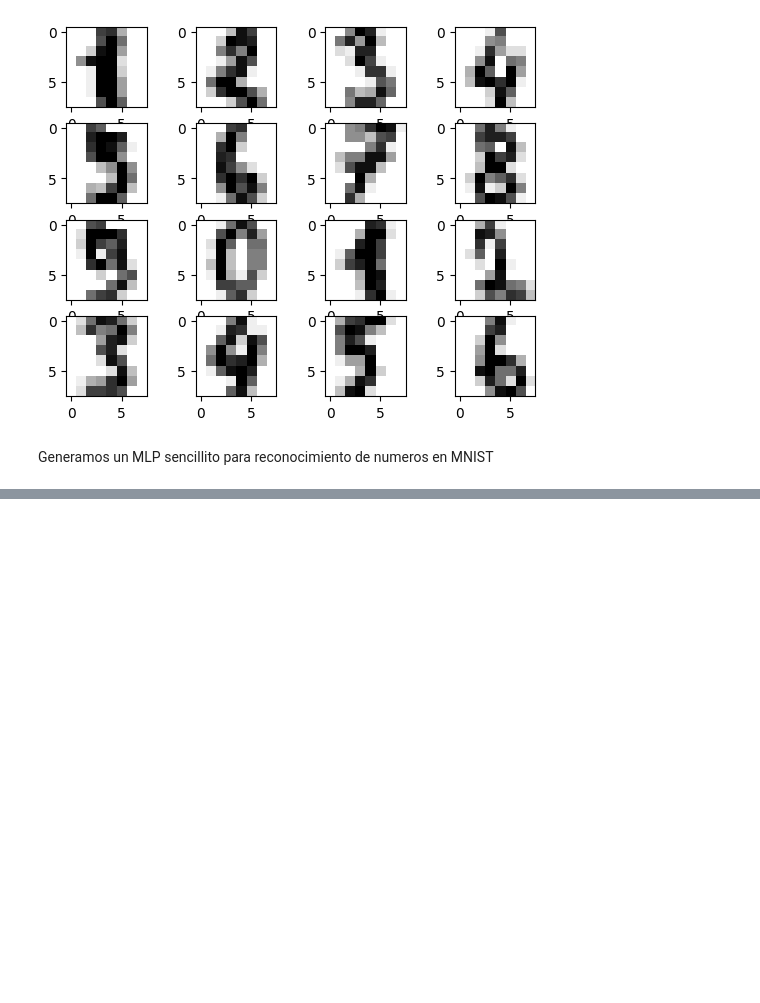
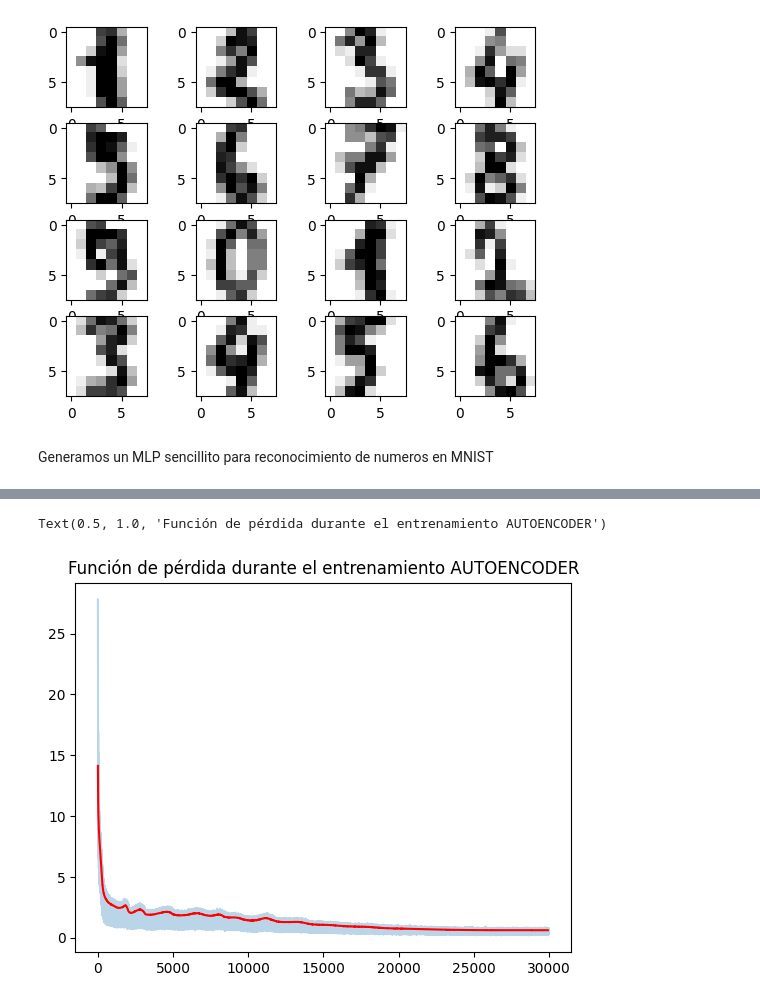
Before and after one commit to manoloFer10/NLP-monosemanticity, a Jupyter notebook: modelos/autoencoder/testeo.ipynb, the cells around one changed output, grey strips where cells are left out. Drawn from its saved outputs; the diff is of its cells as text; code cells hidden in the pictures; blank space fills up the shorter version.

Commit message:
Pruebas con el autoencoder entrenando sobre las activaciones de un mlp.

```diff
--- a/modelos/autoencoder/testeo.ipynb
+++ b/modelos/autoencoder/testeo.ipynb
@@ -139,0 +226,63 @@ import autoencoder
+# %%
+autoencoder = auto.Autoencoder(
+                  dim_activaciones = 200,
+                  dim_rala = 400,
+                  dataset_geometric_median = np.zeros(200)
+              ).to(device)
+# %%
+loss_list = []
+
+optimizer = torch.optim.Adam(autoencoder.parameters(), lr=learning_rate)
+
+criterion = auto.lossAutoencoder()
+
+# Bucle de entrenamiento
+for i in range(num_epochs):
+
+    total_loss = 0.0
+    for x, y in loader:
+        x = x.to(device)
+
+        #Agarro las activaciones del mlp, sin pasar por gradiente
+        with torch.no_grad():
+            x_embedding = mlp.embed(x)
+
+        # Seteo en cero los gradientes de los parámetros a optimizar
+        optimizer.zero_grad()
+
+        # Realizo la pasada forward por la red
+        encoded, decoded = autoencoder(x_embedding)
+        loss = criterion(x_embedding, encoded, decoded)
+
+        # Realizo la pasada backward por la red
+        loss.backward()
+
+        # Actualizo los pesos de la red con el optimizador
+        optimizer.step()
+
+        # Normalizo los pesos del decoder
+        autoencoder.normalize_decoder_weights()
+
+        # Me guardo el valor actual de la función de pérdida para luego graficarlo
+        loss_list.append(loss.data.item())
+
+        # Acumulo la loss del minibatch
+        total_loss += loss.item() * x.size(0)
+
+    # Normalizo la loss total
+    total_loss/= len(loader.dataset)
+
+    # Muestro el valor de la función de pérdida cada 100 iteraciones
+    if i > 0 and i % 100 == 0:
+        print('Epoch %d, loss = %g' % (i, total_loss))
+
+# Muestro la lista que contiene los valores de la función de pérdida
+# y una versión suavizada (rojo) para observar la tendencia
+plt.figure()
+loss_np_array = np.array(loss_list)
+plt.plot(loss_np_array, alpha = 0.3)
+N = 60
+running_avg_loss = np.convolve(loss_np_array, np.ones((N,))/N, mode='valid')
+plt.plot(running_avg_loss, color='red')
+plt.title("Función de pérdida durante el entrenamiento AUTOENCODER")
+# %% [output]
@@ -139,0 +306,2 @@ import autoencoder
+Text(0.5, 1.0, 'Función de pérdida durante el entrenamiento AUTOENCODER')
+[figure, added]
```
Also changed, not shown: parts of 7 cells of this notebook.
